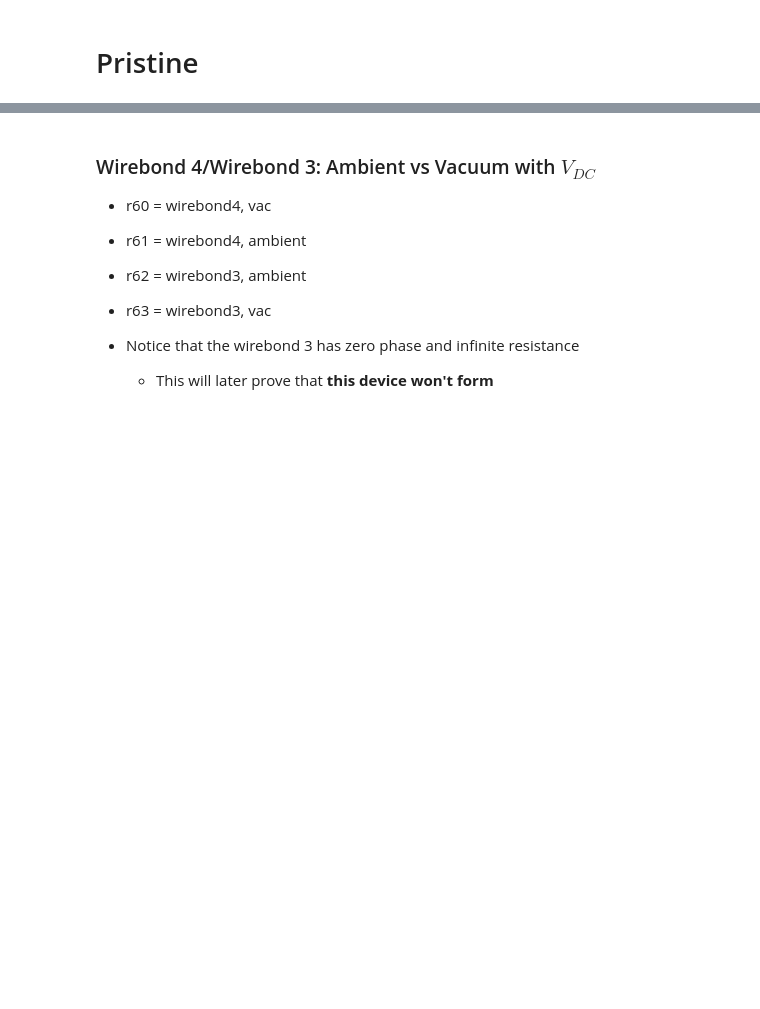
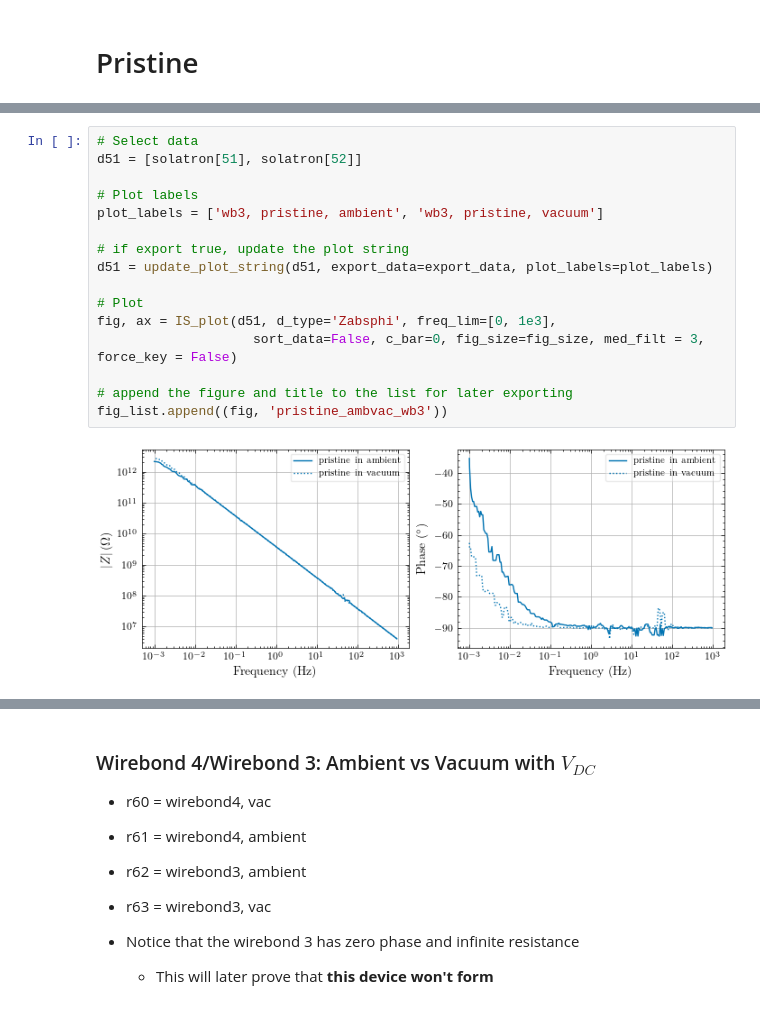
Before and after one commit to hc3413/IS_Analysis, a Jupyter notebook: IS_Analysis_solatron.ipynb, the cells around one changed output, grey strips where cells are left out. Drawn from its saved outputs; the diff is of its cells as text; blank space fills up the shorter version.

```diff
--- a/IS_Analysis_solatron.ipynb
+++ b/IS_Analysis_solatron.ipynb
@@ -69,2 +81,20 @@ fig2, ax2 = IS_plot([solatron[51], solatron[52]],
+# %%
+# Select data
+d51 = [solatron[51], solatron[52]]
+
+# Plot labels
+plot_labels = ['wb3, pristine, ambient', 'wb3, pristine, vacuum']
+
+# if export true, update the plot string
+d51 = update_plot_string(d51, export_data=export_data, plot_labels=plot_labels)
+
+# Plot
+fig, ax = IS_plot(d51, d_type='Zabsphi', freq_lim=[0, 1e3],
+                    sort_data=False, c_bar=0, fig_size=fig_size, med_filt = 3, force_key = False)
+
+# append the figure and title to the list for later exporting
+fig_list.append((fig, 'pristine_ambvac_wb3'))
+# %% [output]
+[figure, added]
 # %% [markdown]
 ### Wirebond 4: Ambient vs Vacuum with V_rms varied
```
Also changed, not shown: parts of 12 cells of this notebook, 3 other files.
